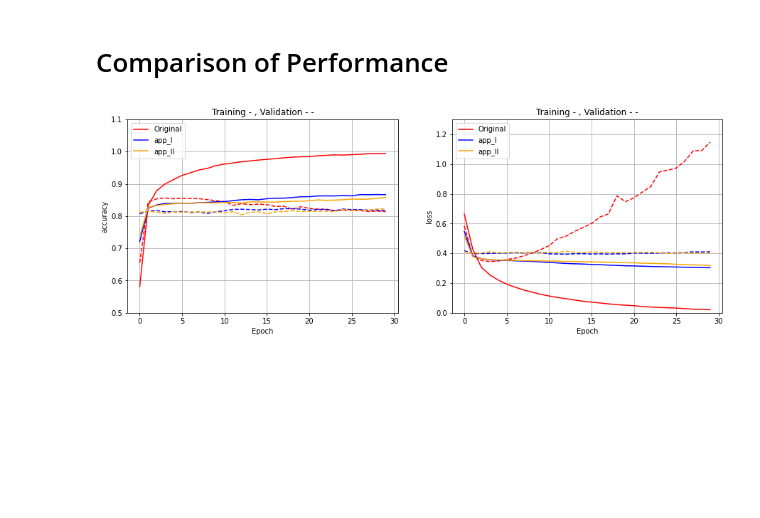
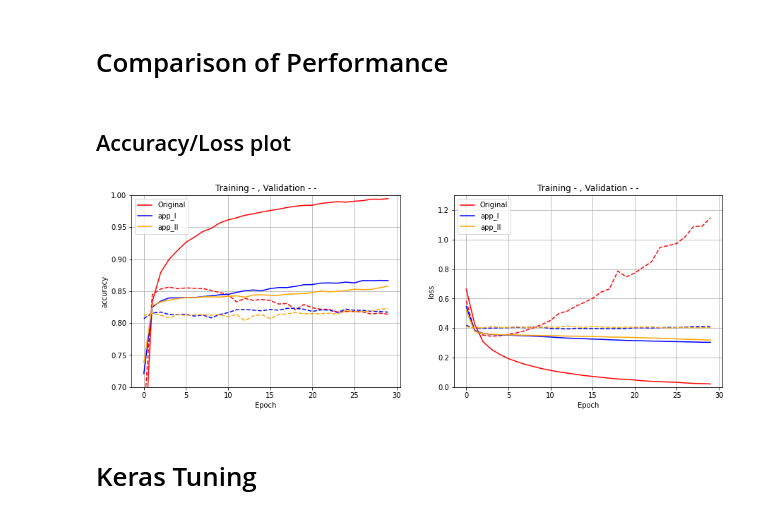
Before and after one commit to poojasaxena/tensorflow-specialization-coursera, a Jupyter notebook: course4_natural-language-processing-tensorflow/02_word-embeddings/course_3_Week_2_Lesson_2_SarcasmJson_Dataset.ipynb, the cells around one changed output. Cells and saved outputs as stored; diff of their text form; code cells hidden in the pictures; blank space fills up the shorter version.

```diff
--- a/course4_natural-language-processing-tensorflow/02_word-embeddings/course_3_Week_2_Lesson_2_SarcasmJson_Dataset.ipynb
+++ b/course4_natural-language-processing-tensorflow/02_word-embeddings/course_3_Week_2_Lesson_2_SarcasmJson_Dataset.ipynb
@@ -330,11 +329,15 @@ Epoch 30/30
 625/625 - 0s - loss: 0.3182 - accuracy: 0.8579 - val_loss: 0.4030 - val_accuracy: 0.8228
 # %% [markdown]
 # Comparison of Performance
+# %% [markdown]
+## Accuracy/Loss plot
 # %%
 from ploting_script import plot_n_model
 plot_n_model(num_history=3, name_history=[history, history_approach_I, history_approach_II], label_list=["Original","app_I", "app_II"],
-                 ylim_low_left=0.5, ylim_high_left=1.1,
+                 ylim_low_left=0.7, ylim_high_left=1.0,
                  ylim_low_right=0, ylim_high_right=1.3,
                  leg_loc="upper left")
 # %% [output]
-[figure, old version]
+[figure, new version]
+# %% [markdown]
+# Keras Tuning
```
Also changed, not shown: parts of 10 cells of this notebook.
